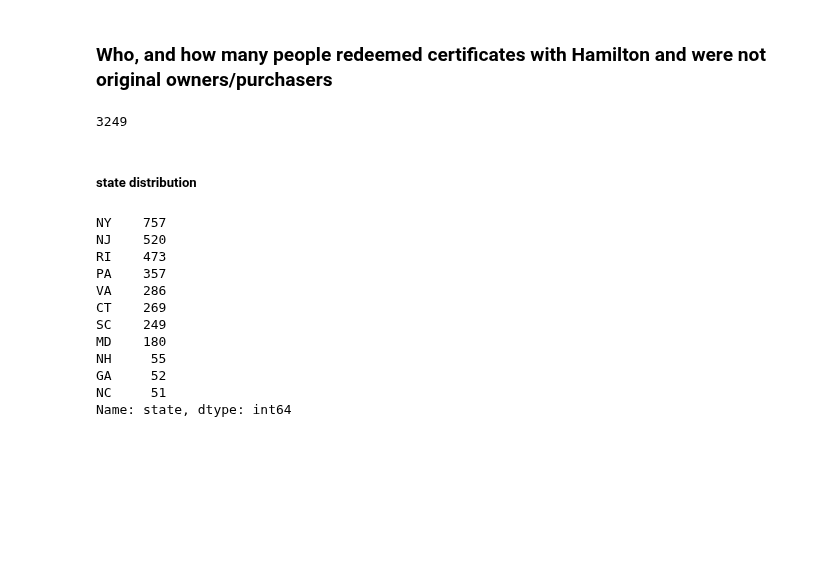
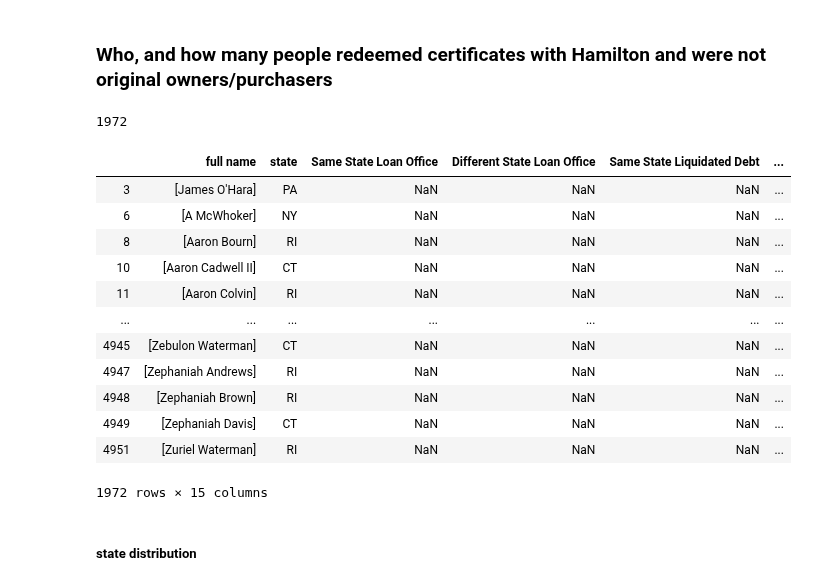
Before and after one commit to davidch2020/SPEOC-pt-1, a Jupyter notebook: post1790_data_analysis.ipynb, the cells around one changed output. Cells and saved outputs as stored; diff of their text form; code cells hidden in the pictures; blank space fills up the shorter version.

```diff
--- a/post1790_data_analysis.ipynb
+++ b/post1790_data_analysis.ipynb
@@ -212,24 +249,25 @@ SC      3
 Name: state, dtype: int64
 # %% [markdown]
 ### Who, and how many people redeemed certificates with Hamilton and were not original owners/purchasers
-# %%
-print(df[df['tot_pre1790_certs'] == 0]['state'].shape[0])
-# %% [output]
-3249
+# %%
+df[[tot == 0 and tt != 0 for tot, tt in zip(df['tot_pre1790_certs'], df['Total'])]].shape[0]
+# %% [output]
+1972
+# %%
+df[[tot == 0 and tt != 0 for tot, tt in zip(df['tot_pre1790_certs'], df['Total'])]]
+# %% [output]
+|  | full name | state | Same State Loan Office | Different State Loan Office | Same State Liquidated Debt | ... |
+| 3 | [James O'Hara] | PA | NaN | NaN | NaN | ... |
+| 6 | [A McWhoker] | NY | NaN | NaN | NaN | ... |
+| 8 | [Aaron Bourn] | RI | NaN | NaN | NaN | ... |
+| 10 | [Aaron Cadwell II] | CT | NaN | NaN | NaN | ... |
+| 11 | [Aaron Colvin] | RI | NaN | NaN | NaN | ... |
+| ... | ... | ... | ... | ... | ... | ... |
+| 4945 | [Zebulon Waterman] | CT | NaN | NaN | NaN | ... |
+| 4947 | [Zephaniah Andrews] | RI | NaN | NaN | NaN | ... |
+| 4948 | [Zephaniah Brown] | RI | NaN | NaN | NaN | ... |
+| 4949 | [Zephaniah Davis] | CT | NaN | NaN | NaN | ... |
+| 4951 | [Zuriel Waterman] | RI | NaN | NaN | NaN | ... |
+1972 rows × 15 columns
 # %% [markdown]
 ##### state distribution
-# %%
-df[df['tot_pre1790_certs'] == 0]['state'].value_counts()
-# %% [output]
-NY    757
-NJ    520
-RI    473
-PA    357
-VA    286
-CT    269
-SC    249
-MD    180
-NH     55
-GA     52
-NC     51
-Name: state, dtype: int64
```
Also changed, not shown: parts of 8 cells of this notebook, 1 other file.
